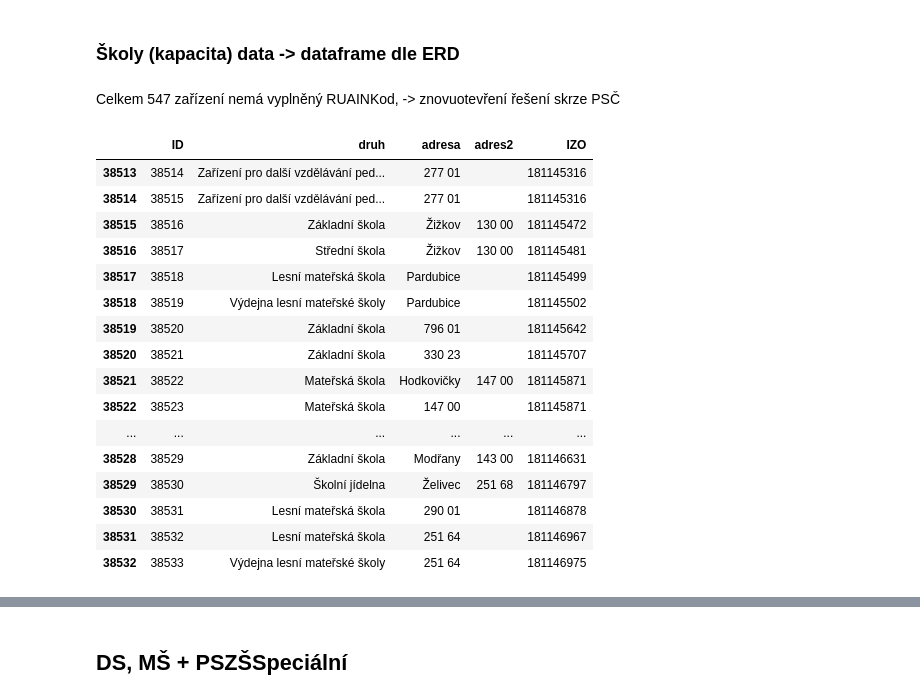
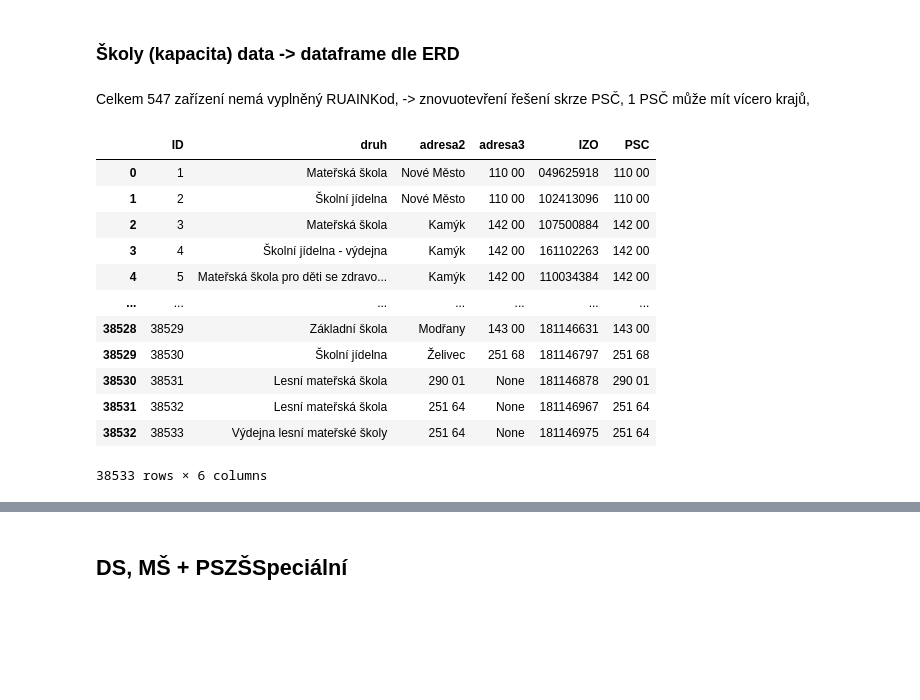
Before and after one commit to klbek/projekt_skolstvi, a Jupyter notebook: zakladni_info-upgrade.ipynb, the cells around one changed output, grey strips where cells are left out. Drawn from its saved outputs; the diff is of its cells as text; code cells hidden in the pictures; blank space fills up the shorter version.

Commit message:
napojovani tabulek, rozpracovano reseni problematiky prirazeni kraje ke kontr zarizeni

```diff
--- a/zakladni_info-upgrade.ipynb
+++ b/zakladni_info-upgrade.ipynb
@@ -43,19 +43,26 @@ for ps in root.findall('.//PravniSubjekt'):
         # TAB "zarizeni_misto"
         for smvc in sz.find('SkolaMistaVykonuCinnosti').findall('SkolaMistoVykonuCinnosti'):
             druh = smvc.find('MistoDruhTyp').text # u středních škol např. rozlišení gymnázií, u MŠ specializace
+            #RUAINKod = smvc.find('MistoRUAINKod').text
+            #adresa1 = smvc.find('MistoAdresa1').text
 
+            # extrahování PSČ
             def extract_psc(adresa_text):
                 if adresa_text:
-                    PSC_match = re.search(r'\d{3}\s?\d{2}', adresa_text)
+                    PSC_match = re.search(r'\d{3} ?\d{2}', adresa_text)
                     return PSC_match.group() if PSC_match else adresa_text
-                return ''
+                return None
             PSC = extract_psc(smvc.find('MistoAdresa2').text)
             PSC2 = extract_psc(smvc.find('MistoAdresa3').text)
 
+
+
             raw_zarizeni_misto = {
                     'druh' : druh,
-                    'adresa': PSC,
-                    'adres2': PSC2,
+                    #'RUAINKod' : RUAINKod,
+                    #'adresa1': adresa1,
+                    'adresa2': PSC,
+                    'adresa3': PSC2,
                     'IZO' : izo,
                    }
             zarizeni_misto_data.append(raw_zarizeni_misto)
@@ -80,39 +87,42 @@ for ps in root.findall('.//PravniSubjekt'):
 # %% [markdown]
 ### Školy (kapacita) data -> dataframe dle ERD
 # %% [markdown]
-Celkem 547 zařízení nemá vyplněný RUAINKod, -> znovuotevření řešení skrze PSČ
+Celkem 547 zařízení nemá vyplněný RUAINKod, -> znovuotevření řešení skrze PSČ, 1 PSČ může mít vícero krajů,
 # %%
 skoly = pd.DataFrame(skoly_data)
 
 zarizeni_info = pd.DataFrame(zarizeni_info_data)
 zarizeni_info.insert(loc=0, column='ID', value=range(1, len(zarizeni_info_data) + 1))
 
 zarizeni_misto = pd.DataFrame(zarizeni_misto_data)
 zarizeni_misto.insert(loc=0, column='ID', value=range(1, len(zarizeni_misto) + 1))
 
 skola_obor = pd.DataFrame(skola_obor_data)
 skola_obor.insert(loc=0, column='ID', value=range(1, len(skola_obor_data) + 1))
 
+def makePsc(adresa2, adresa3):
+    if adresa3:
+        return adresa3
+    else:
+        return adresa2
 
-# arr = zarizeni_misto['RUAINKod'].unique()
-# zarizeni_misto[zarizeni_misto['RUAINKod'].isna()]#['druh'].value_counts()
-zarizeni_misto.tail(20)
+zarizeni_misto['PSC'] = zarizeni_misto.apply(
+    lambda row: makePsc(row['adresa2'], row['adresa3']), axis=1)
+
+# zarizeni_misto[zarizeni_misto['RUAINKod'].isna()]
+zarizeni_misto
 # %% [output]
-|  | ID | druh | adresa | adres2 | IZO |
-| 38513 | 38514 | Zařízení pro další vzdělávání ped... | 277 01 |  | 181145316 |
-| 38514 | 38515 | Zařízení pro další vzdělávání ped... | 277 01 |  | 181145316 |
-| 38515 | 38516 | Základní škola | Žižkov | 130 00 | 181145472 |
-| 38516 | 38517 | Střední škola | Žižkov | 130 00 | 181145481 |
-| 38517 | 38518 | Lesní mateřská škola | Pardubice |  | 181145499 |
-| 38518 | 38519 | Výdejna lesní mateřské školy | Pardubice |  | 181145502 |
-| 38519 | 38520 | Základní škola | 796 01 |  | 181145642 |
-| 38520 | 38521 | Základní škola | 330 23 |  | 181145707 |
-| 38521 | 38522 | Mateřská škola | Hodkovičky | 147 00 | 181145871 |
-| 38522 | 38523 | Mateřská škola | 147 00 |  | 181145871 |
-| ... | ... | ... | ... | ... | ... |
-| 38528 | 38529 | Základní škola | Modřany | 143 00 | 181146631 |
-| 38529 | 38530 | Školní jídelna | Želivec | 251 68 | 181146797 |
-| 38530 | 38531 | Lesní mateřská škola | 290 01 |  | 181146878 |
-| 38531 | 38532 | Lesní mateřská škola | 251 64 |  | 181146967 |
-| 38532 | 38533 | Výdejna lesní mateřské školy | 251 64 |  | 181146975 |
+|  | ID | druh | adresa2 | adresa3 | IZO | PSC |
+| 0 | 1 | Mateřská škola | Nové Město | 110 00 | 049625918 | 110 00 |
+| 1 | 2 | Školní jídelna | Nové Město | 110 00 | 102413096 | 110 00 |
+| 2 | 3 | Mateřská škola | Kamýk | 142 00 | 107500884 | 142 00 |
+| 3 | 4 | Školní jídelna - výdejna | Kamýk | 142 00 | 161102263 | 142 00 |
+| 4 | 5 | Mateřská škola pro děti se zdravo... | Kamýk | 142 00 | 110034384 | 142 00 |
+| ... | ... | ... | ... | ... | ... | ... |
+| 38528 | 38529 | Základní škola | Modřany | 143 00 | 181146631 | 143 00 |
+| 38529 | 38530 | Školní jídelna | Želivec | 251 68 | 181146797 | 251 68 |
+| 38530 | 38531 | Lesní mateřská škola | 290 01 | None | 181146878 | 290 01 |
+| 38531 | 38532 | Lesní mateřská škola | 251 64 | None | 181146967 | 251 64 |
+| 38532 | 38533 | Výdejna lesní mateřské školy | 251 64 | None | 181146975 | 251 64 |
+38533 rows × 6 columns
 # %%
```
Also changed, not shown: parts of 2 cells of this notebook.
